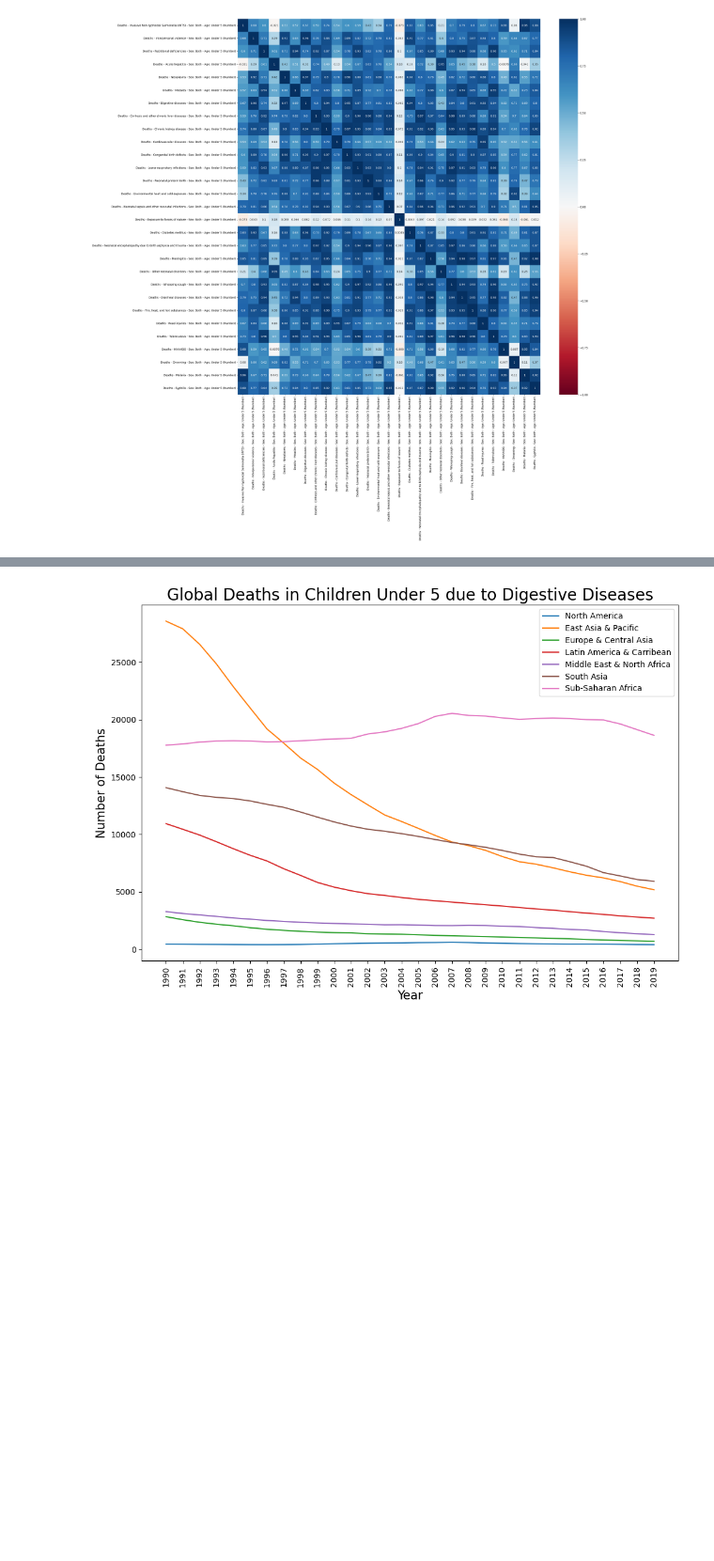
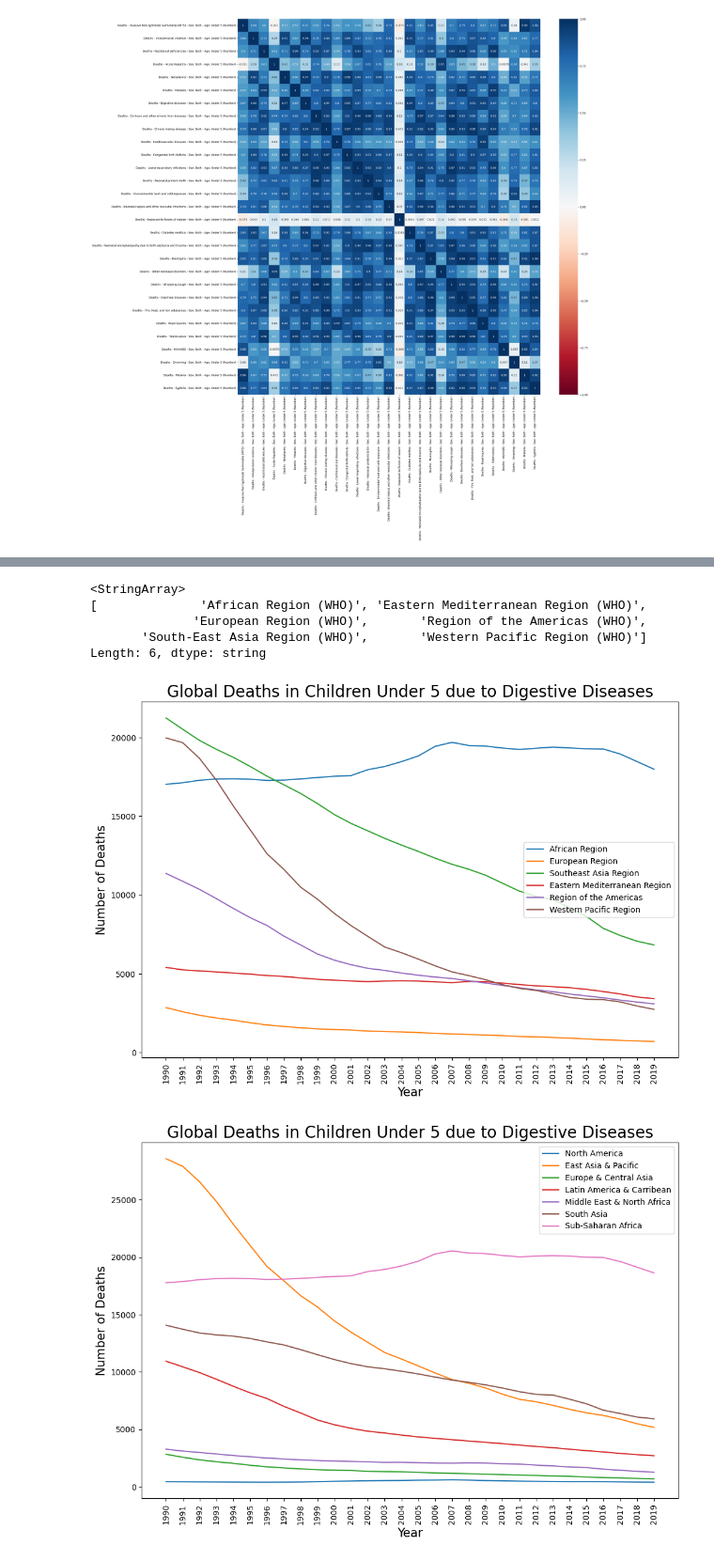
Before and after one commit to dantrainor9/Causes-of-Death, a Jupyter notebook: Causes_of_Death.ipynb, the cells around one changed output, grey strips where cells are left out. Shown at 94% size. Cells and saved outputs as stored; diff of their text form; code cells hidden in the pictures; blank space fills up the shorter version.

```diff
--- a/Causes_of_Death.ipynb
+++ b/Causes_of_Death.ipynb
@@ -182,3 +182,7 @@ sns.heatmap(data=corr,
             vmin=-1);
 # %% [output]
 [figure]
+# %%
+#creating a dataframe of only World Health Organization regional data for viz
+who_region_df = region_df[region_df['Entity'].str.contains('WHO')]
+who_region_df
@@ -185 +203,18 @@ sns.heatmap(data=corr,
+# %%
+#checking data
+who_region_df['Entity'].values.unique()
+# %% [output]
+<StringArray>
+[              'African Region (WHO)', 'Eastern Mediterranean Region (WHO)',
+              'European Region (WHO)',       'Region of the Americas (WHO)',
+       'South-East Asia Region (WHO)',       'Western Pacific Region (WHO)']
+Length: 6, dtype: string
+# %%
+#making subset World Health Organization dataframes for viz of each region
+ar_who_df = who_region_df[who_region_df['Entity'].str.contains('African')]
+er_who_df = who_region_df[who_region_df['Entity'].str.contains('European')]
+sear_who_df = who_region_df[who_region_df['Entity'].str.contains('South')]
+emr_who_df = who_region_df[who_region_df['Entity'].str.contains('Eastern')]
+ra_who_df = who_region_df[who_region_df['Entity'].str.contains('Americas')]
+wpr_who_df = who_region_df[who_region_df['Entity'].str.contains('Pacific')]
 # %%
@@ -191,6 +226,22 @@ lac_wb_df = wb_region_df[wb_region_df['Entity'].str.contains('Latin')]
 mena_wb_df = wb_region_df[wb_region_df['Entity'].str.contains('Middle East')]
 sa_wb_df = wb_region_df[wb_region_df['Entity'].str.contains('South Asia')]
 ssa_wb_df = wb_region_df[wb_region_df['Entity'].str.contains('Sub-Saharan')]
+# %%
+#visualizing deaths over time due to Digestive diseases in all World Health Organization regions
+plt.figure(figsize=(12,8))
+plt.plot(ar_who_df['Year'],ar_who_df['Deaths - Digestive diseases - Sex: Both - Age: Under 5 (Number)'],label='African Region')
+plt.plot(er_who_df['Year'],er_who_df['Deaths - Digestive diseases - Sex: Both - Age: Under 5 (Number)'],label='European Region')
+plt.plot(sear_who_df['Year'],sear_who_df['Deaths - Digestive diseases - Sex: Both - Age: Under 5 (Number)'],label='Southeast Asia Region')
+plt.plot(emr_who_df['Year'],emr_who_df['Deaths - Digestive diseases - Sex: Both - Age: Under 5 (Number)'],label='Eastern Mediterranean Region')
+plt.plot(ra_who_df['Year'],ra_who_df['Deaths - Digestive diseases - Sex: Both - Age: Under 5 (Number)'],label='Region of the Americas')
+plt.plot(wpr_who_df['Year'],wpr_who_df['Deaths - Digestive diseases - Sex: Both - Age: Under 5 (Number)'],label='Western Pacific Region')
+plt.title('Global Deaths in Children Under 5 due to Digestive Diseases',fontsize=20)
+plt.ylabel('Number of Deaths',fontsize=15)
+plt.xlabel('Year',fontsize=15)
+plt.xticks(rotation=90)
+plt.legend();
+# %% [output]
+[figure, added]
 # %%
 #visualizing deaths over time due to Digestive diseases in all World Bank regions
 plt.figure(figsize=(12,8))
```
Also changed, not shown: parts of 2 cells of this notebook.
